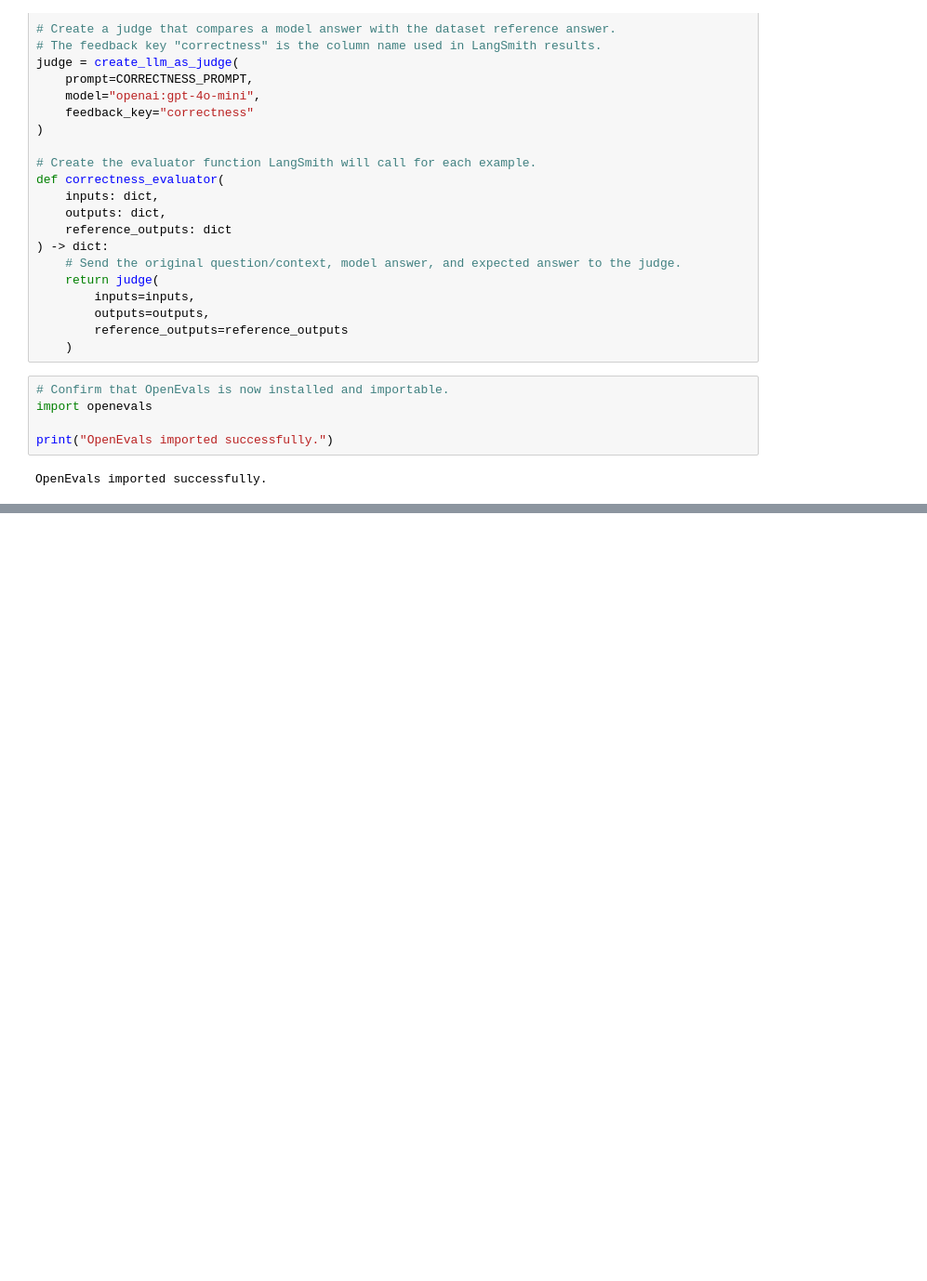
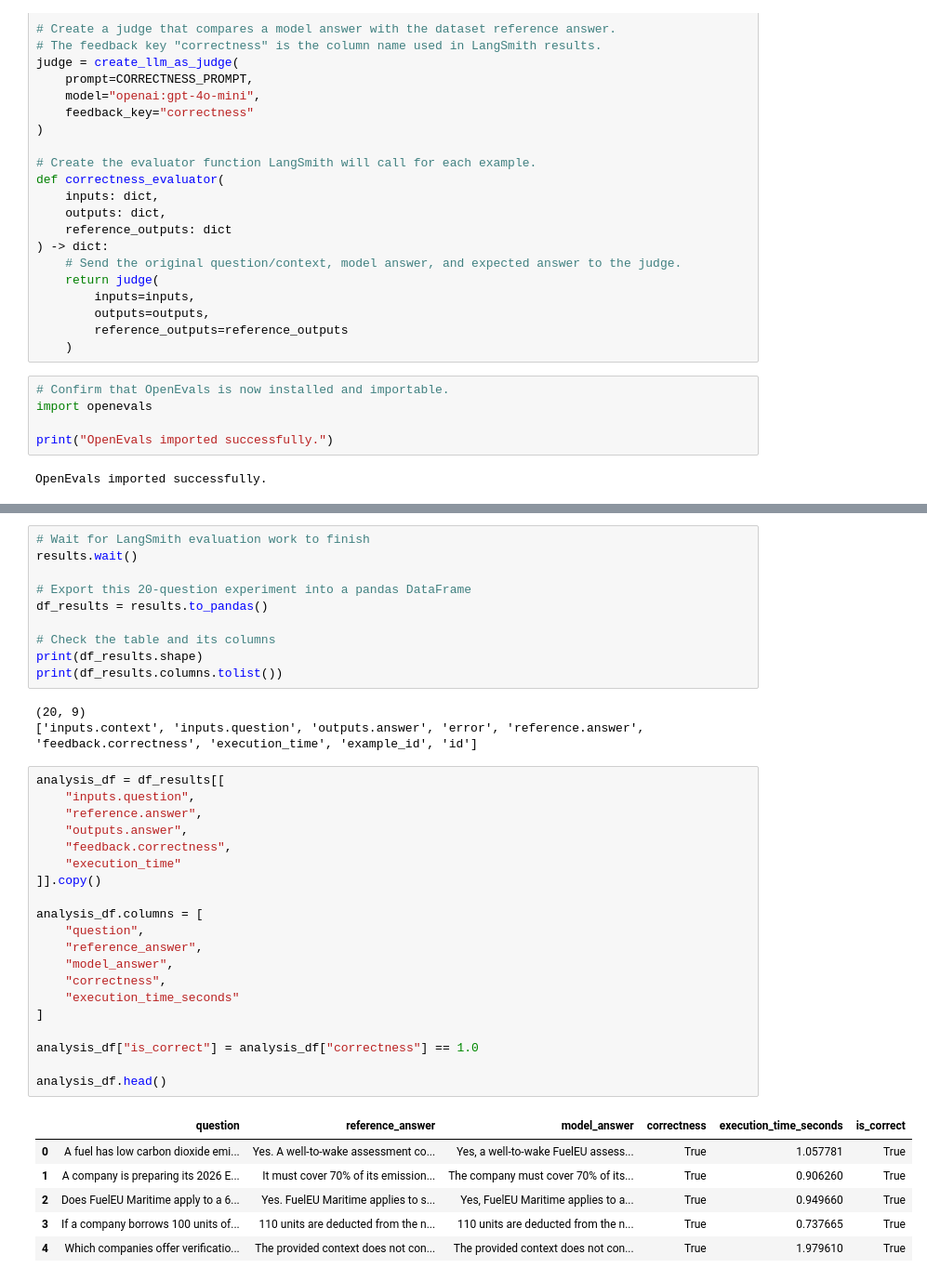
Before and after one commit to ai-consulting-bootcamp/lab-langsmith, a Jupyter notebook: eu_ets_fueleu_evaluation.ipynb, the cells around one changed output, grey strips where cells are left out. Shown at 93% size. Drawn from its saved outputs; the diff is of its cells as text; blank space fills up the shorter version.

```diff
--- a/eu_ets_fueleu_evaluation.ipynb
+++ b/eu_ets_fueleu_evaluation.ipynb
@@ -264,0 +265,40 @@ https://eu.smith.langchain.com/o/47abe72e-ff1c-4427-b640-c999e9690abc/datasets/3
+# %%
+# Wait for LangSmith evaluation work to finish
+results.wait()
+
+# Export this 20-question experiment into a pandas DataFrame
+df_results = results.to_pandas()
+
+# Check the table and its columns
+print(df_results.shape)
+print(df_results.columns.tolist())
+# %% [output]
+(20, 9)
+['inputs.context', 'inputs.question', 'outputs.answer', 'error', 'reference.answer', 'feedback.correctness', 'execution_time', 'example_id', 'id']
+# %%
+analysis_df = df_results[[
+    "inputs.question",
+    "reference.answer",
+    "outputs.answer",
+    "feedback.correctness",
+    "execution_time"
+]].copy()
+
+analysis_df.columns = [
+    "question",
+    "reference_answer",
+    "model_answer",
+    "correctness",
+    "execution_time_seconds"
+]
+
+analysis_df["is_correct"] = analysis_df["correctness"] == 1.0
+
+analysis_df.head()
+# %% [output]
+|  | question | reference_answer | model_answer | correctness | execution_time_seconds | is_correct |
+| 0 | A fuel has low carbon dioxide emi... | Yes. A well-to-wake assessment co... | Yes, a well-to-wake FuelEU assess... | True | 1.057781 | True |
+| 1 | A company is preparing its 2026 E... | It must cover 70% of its emission... | The company must cover 70% of its... | True | 0.906260 | True |
+| 2 | Does FuelEU Maritime apply to a 6... | Yes. FuelEU Maritime applies to s... | Yes, FuelEU Maritime applies to a... | True | 0.949660 | True |
+| 3 | If a company borrows 100 units of... | 110 units are deducted from the n... | 110 units are deducted from the n... | True | 0.737665 | True |
+| 4 | Which companies offer verificatio... | The provided context does not con... | The provided context does not con... | True | 1.979610 | True |
```
Also changed, not shown: parts of 5 cells of this notebook.
